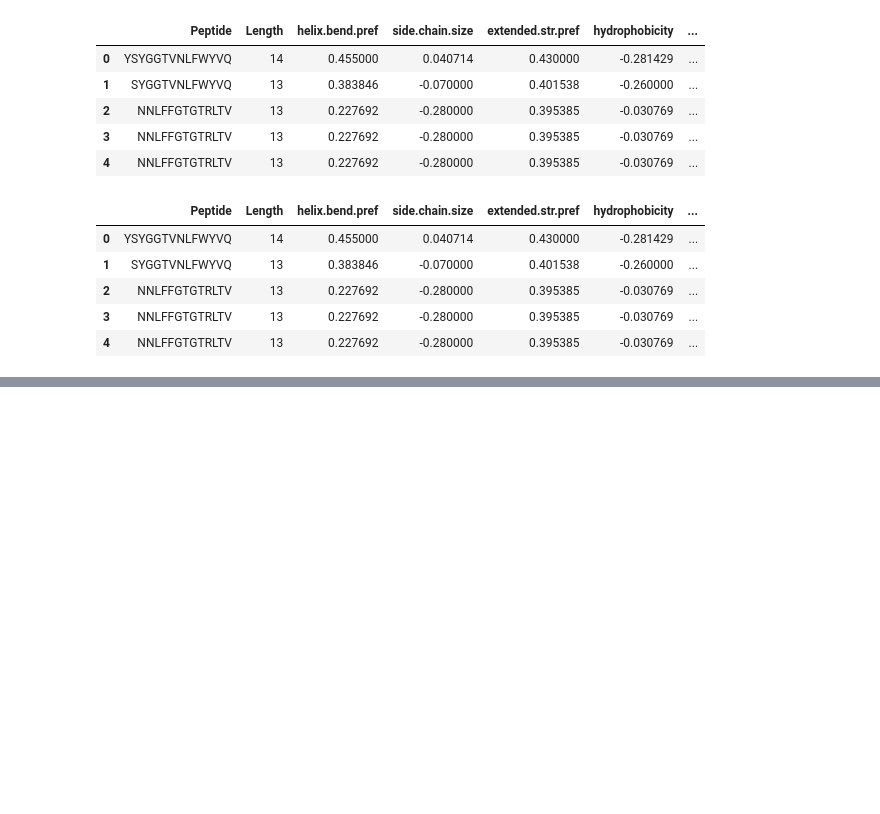
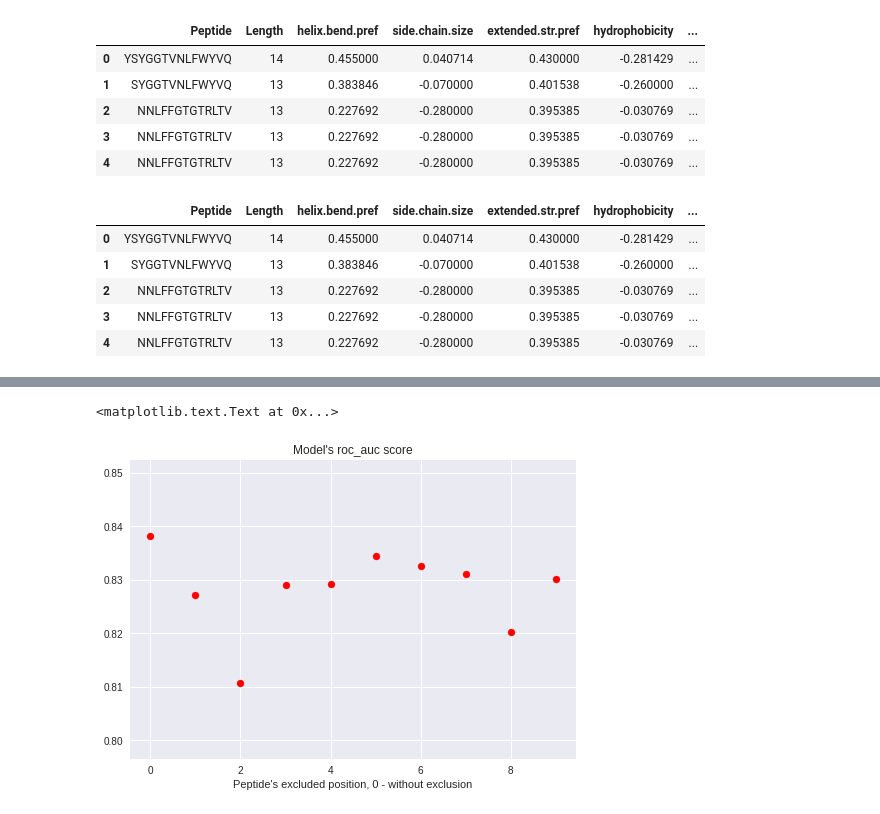
Before and after one commit to antigenomics/ipred, a Jupyter notebook: 2018.04.17 _imm_model.ipynb, the cells around one changed output, grey strips where cells are left out. Drawn from its saved outputs; the diff is of its cells as text; code cells hidden in the pictures; blank space fills up the shorter version.

```diff
--- a/2018.04.17 _imm_model.ipynb
+++ b/2018.04.17 _imm_model.ipynb
@@ -449,0 +560,23 @@ from scipy.stats import pearsonr
+# %%
+def eval_pos(idf, i):
+#     idf = idf[(idf['Length']==9)|(idf['Length']==10)|(idf['Length']==11)]
+    evalst = []
+    poslst = [-1] + [l for l in range(i)]
+    for i in poslst:
+        ndf = get_data(idf, i)
+
+        feats = ["helix.bend.pref", "side.chain.size",\
+            "extended.str.pref", "hydrophobicity", "double.bend.pref", "partial.spec.vol",\
+            "flat.ext.pref", "occurrence.alpha.reg", "pK.C", "surrounding.hydrop"]
+
+        skf = StratifiedKFold(n_splits=4)
+        train_index, test_index = next(iter(skf.split(ndf[feats], ndf["Immunogenicity"])))
+
+        X_train = ndf[feats].iloc[train_index,:]
+        y_train = ndf["Immunogenicity"].iloc[train_index]
+        X_test = ndf[feats].iloc[test_index,:]
+        y_test = ndf["Immunogenicity"].iloc[test_index]
+
+        evalst.append(np.mean(cross_val_score(forest, X_train, y_train, cv=5, scoring="roc_auc", n_jobs=-1)))
+
+    return evalst, poslst
@@ -449,0 +591,9 @@ from scipy.stats import pearsonr
+# %%
+evalst, poslst = eval_pos(idf)
+f, ax = plt.subplots()
+ax.scatter(range(len(evalst)), evalst, c="red")
+ax.set_title("Model's roc_auc score")
+ax.set_xlabel("Peptide's excluded position, 0 - without exclusion")
+# %% [output]
+<matplotlib.text.Text at 0x...>
+[figure, added]
```
Also changed, not shown: parts of 20 cells of this notebook, 5 other files.
